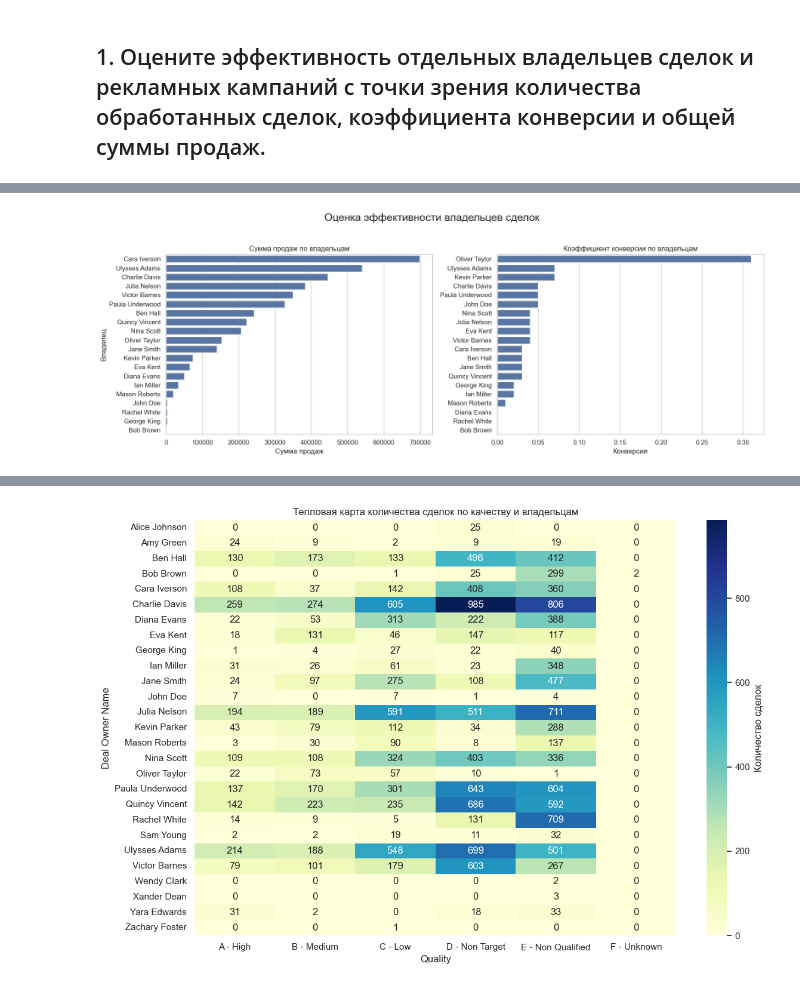
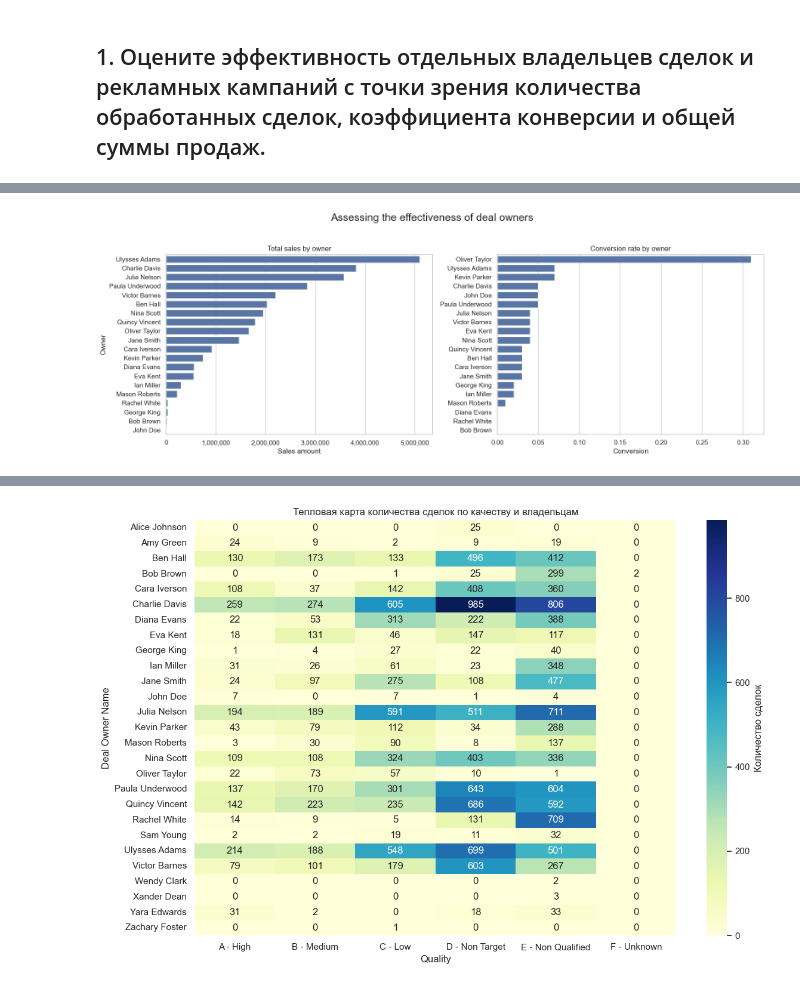
Before and after one commit to Katarina-dev/ICH, a Jupyter notebook: Python/hw/DA_PROJECT/sales_analysis.ipynb, the cells around one changed output, grey strips where cells are left out. Drawn from its saved outputs; the diff is of its cells as text; code cells hidden in the pictures.

```diff
--- a/Python/hw/DA_PROJECT/sales_analysis.ipynb
+++ b/Python/hw/DA_PROJECT/sales_analysis.ipynb
@@ -11,10 +11,11 @@ deals_df = pd.read_pickle("deals_cleaned_v3.pkl")
 deals_df['is_success'] = deals_df['Stage'] == 'Payment Done'
 # %%
+# create a summary table by owners, total number of transactions, number of successful transactions, conversion and sales amount
 owners_effect = deals_df.groupby('Deal Owner Name').agg(
     total_deals=('Id', 'count'),
     success_deals=('is_success', 'sum'),
     conversion_rate=('is_success', lambda x: round(x.sum() / x.count(), 2)),
-    total_paid=('Initial Amount Paid', 'sum')
+    total_paid=('Offer Total Amount', 'sum')
 ).reset_index().sort_values(by='total_paid', ascending=False)
 # %%
 owners_effect
@@ -61,31 +40,39 @@ campaigns_effect
 # %%
+# Visualization of the efficiency of deal owners in terms of sales amounts and conversions
+from matplotlib.ticker import FuncFormatter
 import matplotlib.pyplot as plt
 import seaborn as sns
 
-# Фильтруем владельцев сделок с нулевыми продажами
+# Filtering out owners of deals with zero sales
 filtered_owners = owners_effect[owners_effect['total_paid'] > 0]
 sorted_by_conversion = filtered_owners.sort_values('conversion_rate', ascending=False)
+# Убедимся, что total_paid — это float (дополнительно)
+# filtered_owners['total_paid'] = filtered_owners['total_paid'].astype(float)
 
-# Настройка визуализаций
+# Setting up visualizations
 sns.set(style="whitegrid")
-fig, axes = plt.subplots(1, 2, figsize=(16, 6))  # 1 строка, 2 столбца
-fig.suptitle("Оценка эффективности владельцев сделок", fontsize=18)
+fig, axes = plt.subplots(1, 2, figsize=(16, 6))  # 1 row, 2 columns
+fig.suptitle("Assessing the effectiveness of deal owners", fontsize=18)
 
-# Сумма продаж по владельцам
+# Sales total by owner
 sns.barplot(data=filtered_owners, x='total_paid', y='Deal Owner Name',
             ax=axes[0])
-axes[0].set_title("Сумма продаж по владельцам")
-axes[0].set_xlabel("Сумма продаж")
-axes[0].set_ylabel("Владелец")
+axes[0].set_title("Total sales by owner")
 
-# Конверсия по владельцам
+# Format the X-axis: add thousand separators
+axes[0].xaxis.set_major_formatter(FuncFormatter(lambda x, _: f'{x:,.0f}'))
+
+axes[0].set_xlabel("Sales amount")
+axes[0].set_ylabel("Owner")
+
+# Conversion by Owner
 sns.barplot(data=sorted_by_conversion, x='conversion_rate', y='Deal Owner Name',
             ax=axes[1])
-axes[1].set_title("Коэффициент конверсии по владельцам")
-axes[1].set_xlabel("Конверсия")
+axes[1].set_title("Conversion rate by owner")
+axes[1].set_xlabel("Conversion")
 axes[1].set_ylabel("")
 
 plt.tight_layout(rect=[0, 0, 1, 0.95])
 plt.show()
 # %% [output]
-[figure, old version]
+[figure, new version]
```
Also changed, not shown: parts of 27 cells of this notebook, 9 other files.
